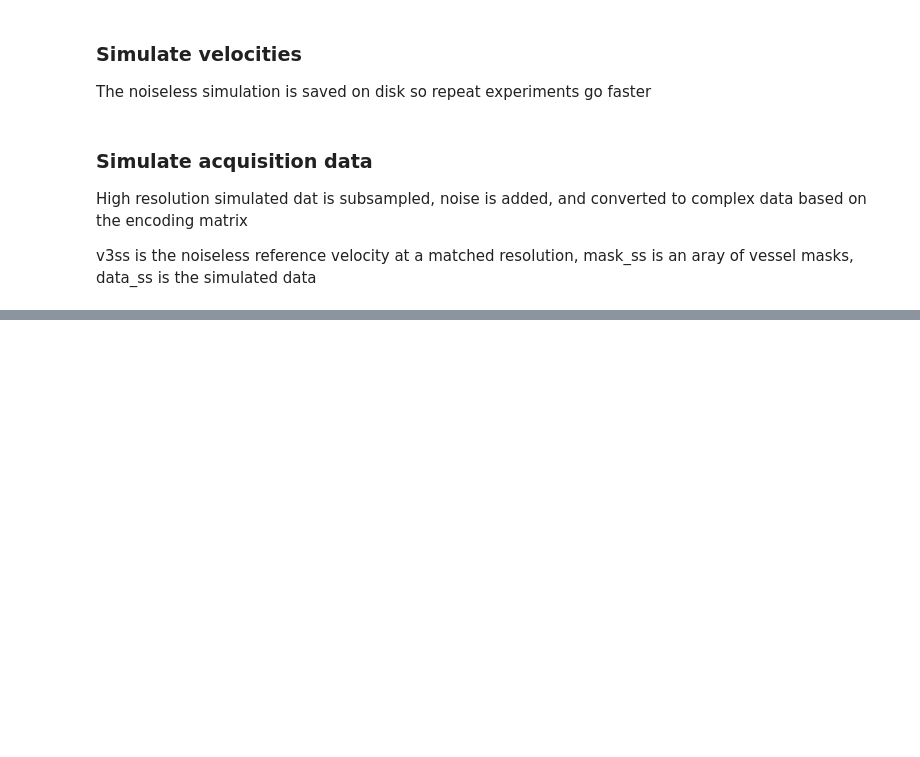
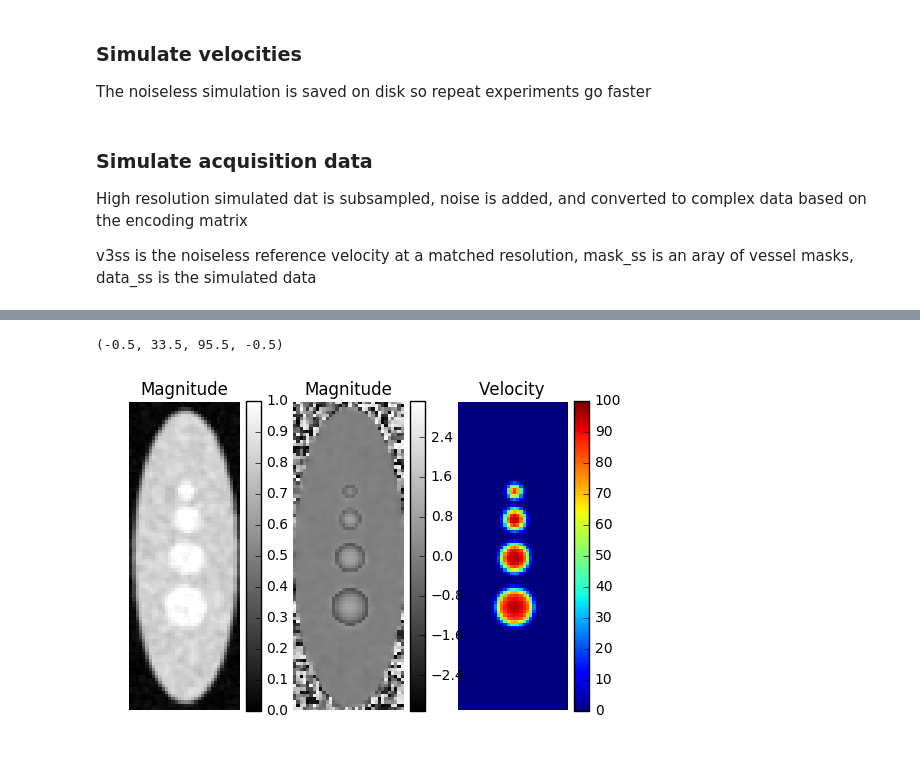
Before and after one commit to ucla-mrrl/nc_vel_solver, a Jupyter notebook: solver_example.ipynb, the cells around one changed output, grey strips where cells are left out. Saved outputs shown, nothing was run; the diff lists cells and outputs as text; code cells hidden in the pictures; blank space fills up the shorter version.

```diff
--- a/solver_example.ipynb
+++ b/solver_example.ipynb
@@ -120,0 +121,6 @@ norms = [ 1.  1.  1.  1.  1.  1.]
+# %%
+venc = 35
+A0 = gen_encoding('6pt-Zwart', True)
+A = A0 * np.pi / venc
+
+print(A)
@@ -120,0 +135,36 @@ norms = [ 1.  1.  1.  1.  1.  1.]
+# %%
+sim_res = 0.2 # Resolution (mm) of high res phantom
+
+fname = 'icosa6_venc%.0f_sres%.2f.npz' % (venc, sim_res)
+
+if not os.path.isfile(fname):
+    sim_res, v3, k_v3, k_mask, k_data = precompute_2dt(A, oversamp = 2, s_res = sim_res*2, diam=(5,7.5,10,12.5), signal = (.8, 1.0))
+    np.savez_compressed(fname, sim_res = sim_res, v3 = v3, k_v3 = k_v3, k_mask = k_mask, k_data=k_data)
+# %%
+SNR = 30
+res = 1.0
+
+v3ss, mask_ss, data_ss = subsample_precomputed_2dt(fname, s_res = res, SNR = SNR)
+mag = np.abs(data_ss[0])
+data_ss = data_ss[1:] * np.exp(-1j * np.angle(data_ss[0]))
+
+# Display Magnitude and Velocity
+f, (ax1, ax2, ax3) = plt.subplots(1, 3)
+
+im = ax1.imshow(np.abs(mag[5]), cmap='gray', clim=(0,1), interpolation='nearest')
+f.colorbar(im, ax=ax1)
+ax1.set_title('Magnitude')
+ax1.axis('off')
+
+im = ax2.imshow(np.angle(data_ss[0,5]), cmap='gray', interpolation='nearest')
+f.colorbar(im, ax=ax2)
+ax2.set_title('Magnitude')
+ax2.axis('off')
+
+im = ax3.imshow(v3ss[2,5], clim=(0,100), interpolation='nearest')
+f.colorbar(im, ax=ax3)
+ax3.set_title('Velocity')
+ax3.axis('off')
+# %% [output]
+(-0.5, 33.5, 95.5, -0.5)
+[figure, added]
```
Also changed, not shown: parts of 4 cells of this notebook.
